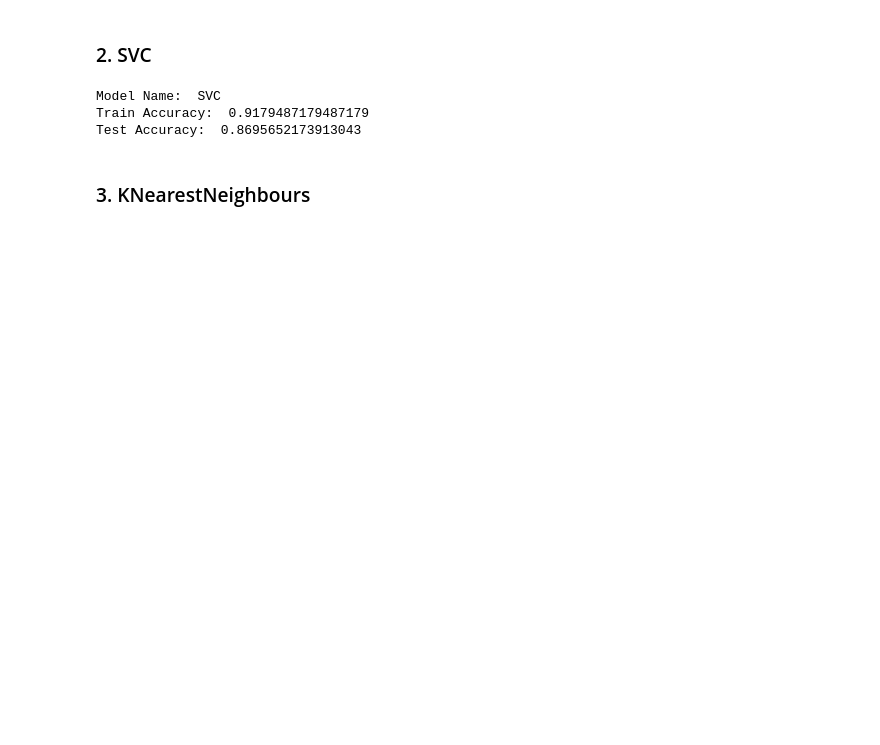
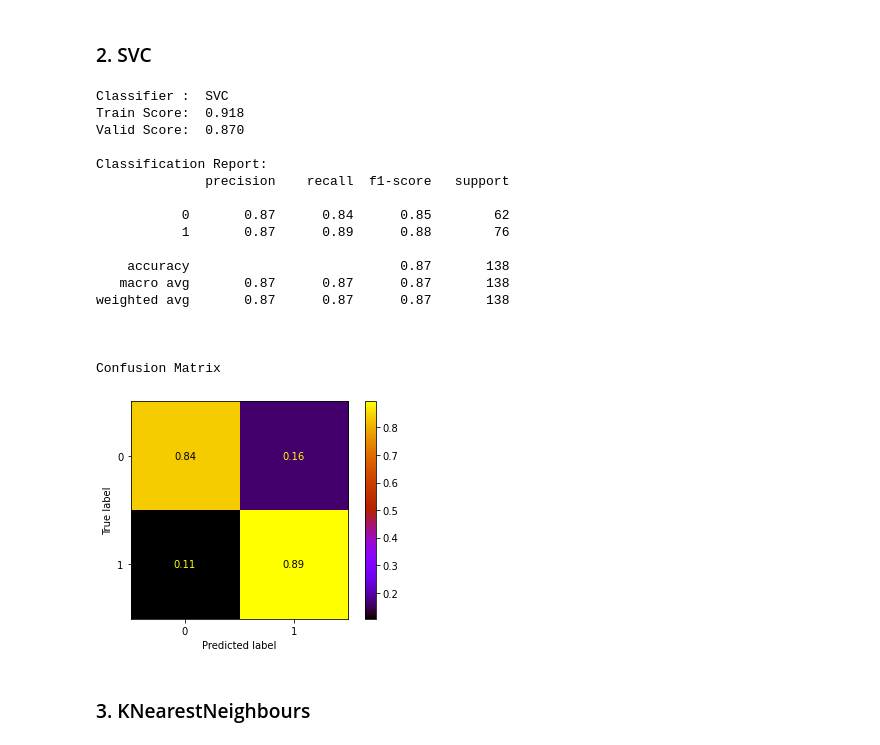
Before and after one commit to SupreetSinghDhillon/Heart-diease-Prediction, a Jupyter notebook: 03. Machine Learning.ipynb, the cells around one changed output. Saved outputs shown, nothing was run; the diff lists cells and outputs as text; code cells hidden in the pictures; blank space fills up the shorter version.

```diff
--- a/03. Machine Learning.ipynb
+++ b/03. Machine Learning.ipynb
@@ -189,16 +241,31 @@ Test Accuracy:  0.8623188405797102
 ### 2. SVC
 # %%
 # Initiate model
-model = SVC()
+model = SVC(probability=True)
 
 # Train model
-train, valid = train_model(model, "SVC", X_train_scaled, y_train, X_test_scaled, y_test)
+train, valid = train_model(model, "SVC", X_train_scaled, y_train, X_valid_scaled, y_valid)
 scores.loc['SVC', ['Base Model'][0]].loc['Train'] = train
 scores.loc['SVC', ['Base Model'][0]].loc['Valid'] = valid
 # %% [output]
-Model Name:  SVC
-Train Accuracy:  0.9179487179487179
-Test Accuracy:  0.8695652173913043
+Classifier :  SVC
+Train Score:  0.918
+Valid Score:  0.870
+
+Classification Report:
+              precision    recall  f1-score   support
+
+           0       0.87      0.84      0.85        62
+           1       0.87      0.89      0.88        76
+
+    accuracy                           0.87       138
+   macro avg       0.87      0.87      0.87       138
+weighted avg       0.87      0.87      0.87       138
+
+
+
+Confusion Matrix
+[figure, added]
 # %% [markdown]
 ### 3. KNearestNeighbours
 # %%
```
Also changed, not shown: parts of 17 cells of this notebook, 5 other files.
